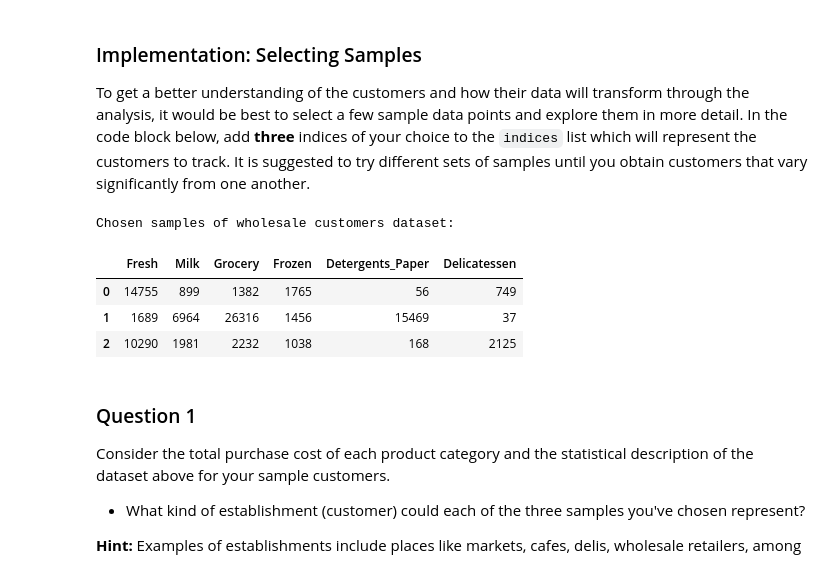
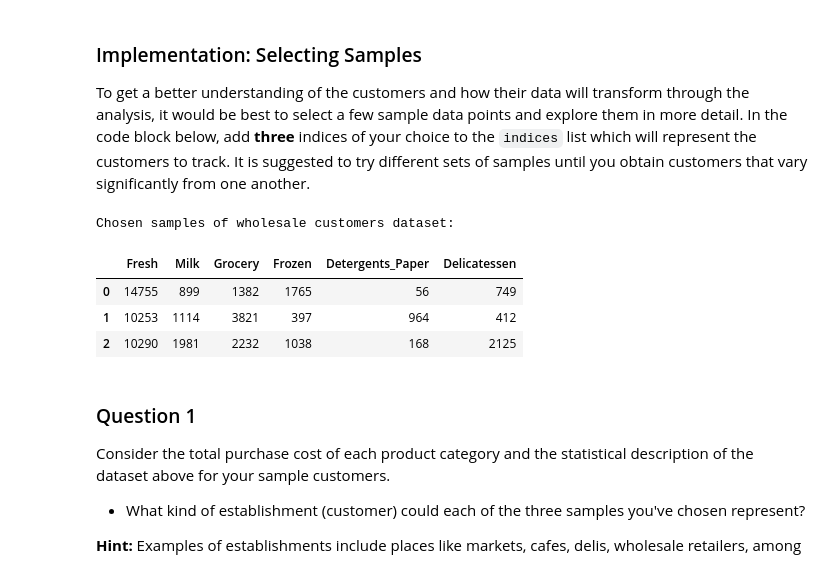
Before and after one commit to Boykai/Creating-Customer-Segments, a Jupyter notebook: customer_segments.ipynb, the cells around one changed output. Cells and saved outputs as stored; diff of their text form; code cells hidden in the pictures.

Commit message:
Fix: Change values for indices for selecting samples

```diff
--- a/customer_segments.ipynb
+++ b/customer_segments.ipynb
@@ -60,17 +60,17 @@ display(data.describe())
 To get a better understanding of the customers and how their data will transform through the analysis, it would be best to select a few sample data points and explore them in more detail. In the code block below, add **three** indices of your choice to the `indices` list which will represent the customers to track. It is suggested to try different sets of samples until you obtain customers that vary significantly from one another.
 # %%
 # TODO: Select three indices of your choice you wish to sample from the dataset
-indices = [220, 343, 438]
+indices = [220, 15, 438]
 
 # Create a DataFrame of the chosen samples
 samples = pd.DataFrame(data.loc[indices], columns = data.keys()).reset_index(drop = True)
 print "Chosen samples of wholesale customers dataset:"
 display(samples)
 # %% [output]
 Chosen samples of wholesale customers dataset:
 |  | Fresh | Milk | Grocery | Frozen | Detergents_Paper | Delicatessen |
 | 0 | 14755 | 899 | 1382 | 1765 | 56 | 749 |
-| 1 | 1689 | 6964 | 26316 | 1456 | 15469 | 37 |
+| 1 | 10253 | 1114 | 3821 | 397 | 964 | 412 |
 | 2 | 10290 | 1981 | 2232 | 1038 | 168 | 2125 |
 # %% [markdown]
 ### Question 1
```
Also changed, not shown: parts of 1 cell of this notebook.
